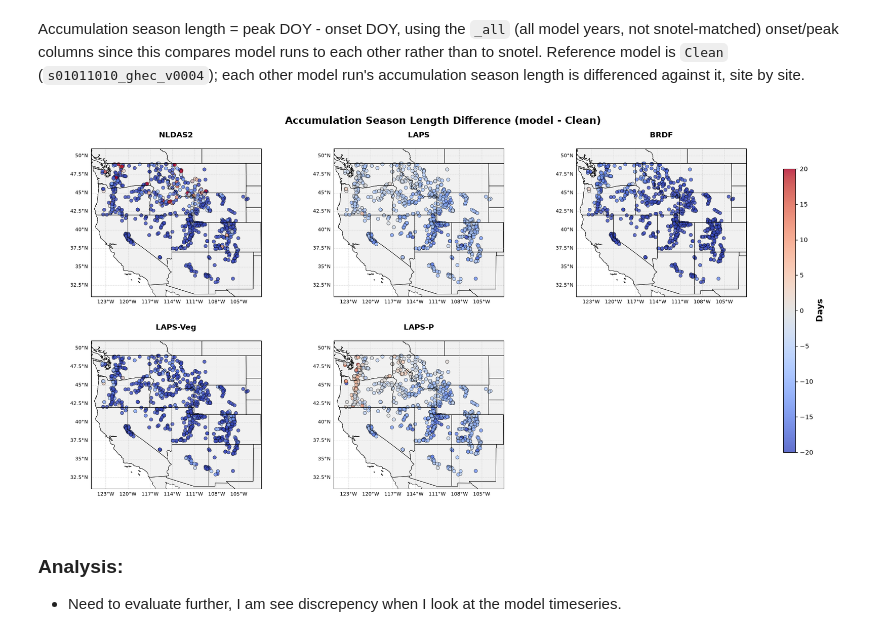
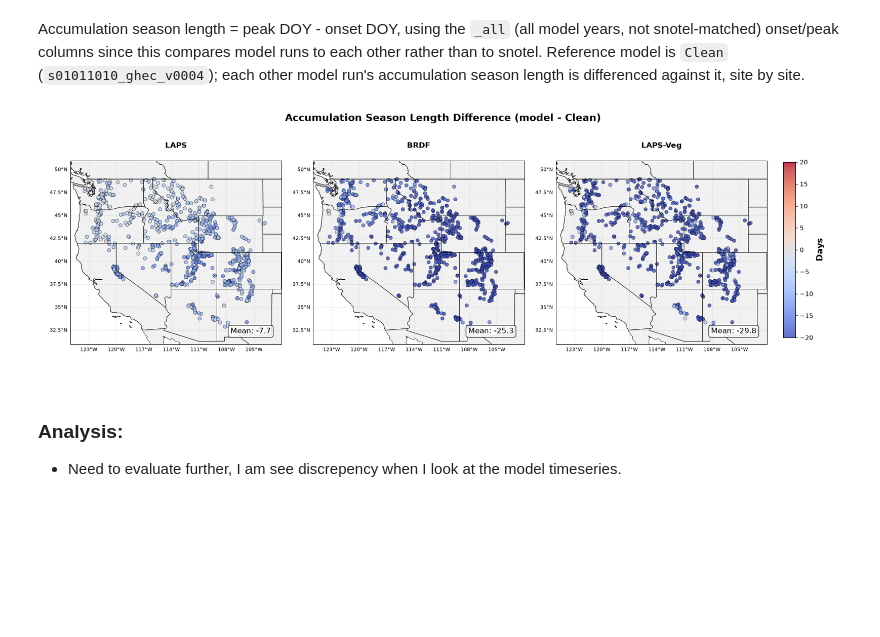
Before and after one commit to chrisrycx/lm4px_data_analysis, a Jupyter notebook: output_analysis/interactive/SpatialErrorV2.ipynb, the cells around one changed output. Saved outputs shown, nothing was run; the diff lists cells and outputs as text; code cells hidden in the pictures; blank space fills up the shorter version.

```diff
--- a/output_analysis/interactive/SpatialErrorV2.ipynb
+++ b/output_analysis/interactive/SpatialErrorV2.ipynb
@@ -75,7 +76,7 @@ for pos, (name, model_df) in enumerate(dfs.items(), 1):
 
     # y is set explicitly because cartopy's gridline labels break matplotlib's
     # automatic title-offset calculation (title silently fails to render otherwise)
-    ax.set_title(name, fontsize=14, fontweight='bold', y=1.05)
+    ax.set_title(f'{name} - SNOTEL', fontsize=14, fontweight='bold', y=1.05)
 
     # Add mean ddays text in lower left corner
     mean_ddays = model_snow_days['model_snotel_ddays'].mean()
@@ -283,45 +324,52 @@ for name, d in dfs.items():
     merged['accum_season_diff'] = merged['accum_season_length'] - merged['accum_season_length_base']
     accum_season_diffs[name] = merged
 # %%
-# Accumulation season length difference map - one subplot per comparison model run
-fig, axes = plt.subplots(2, 3, figsize=(18, 9), subplot_kw={'projection': ccrs.PlateCarree()})
-fig.subplots_adjust(left=0.04, right=0.90, top=0.90, bottom=0.06, wspace=0.15, hspace=0.3)
+# Accumulation season length difference map - one subplot per selected model run
+plot_models = ['LAPS', 'BRDF', 'LAPS-Veg']
 
-for ax, (name, diff_df) in zip(axes.flat, accum_season_diffs.items()):
+fig, axes = plt.subplots(1, 3, figsize=(18, 6), subplot_kw={'projection': ccrs.PlateCarree()})
+fig.subplots_adjust(left=0.04, right=0.90, top=0.85, bottom=0.08, wspace=0.15)
+
+for ax, name in zip(axes.flat, plot_models):
+    diff_df = accum_season_diffs[name]
     ax.set_extent([-125, -102, 31, 51], crs=ccrs.PlateCarree())
     ax.add_feature(cfeature.STATES, linewidth=0.5, edgecolor='black')
     ax.add_feature(cfeature.COASTLINE, linewidth=0.5)
     ax.add_feature(cfeature.BORDERS, linewidth=0.5)
     ax.add_feature(cfeature.LAND, facecolor='lightgray', alpha=0.3)
     scatter = ax.scatter(diff_df['longitude'], diff_df['latitude'],
                          c=diff_df['accum_season_diff'],
                          s=30,
                          alpha=0.8,
                          cmap='coolwarm',
                          vmin=-20,
                          vmax=20,
                          transform=ccrs.PlateCarree(),
                          edgecolors='black',
                          linewidth=0.5)
     # y is set explicitly because cartopy's gridline labels break matplotlib's
     # automatic title-offset calculation (title silently fails to render otherwise)
     ax.set_title(name, fontsize=12, fontweight='bold', y=1.05)
     gl = ax.gridlines(draw_labels=True, linewidth=0.5, alpha=0.5, linestyle='--')
     gl.top_labels = False
     gl.right_labels = False
     gl.xlabel_style = {'size': 8}
     gl.ylabel_style = {'size': 8}
 
-# Unused panel (5 comparison models in a 2x3 grid)
-for ax in axes.flat[len(accum_season_diffs):]:
-    fig.delaxes(ax)
+    # Add mean difference text in lower right corner
+    ax.text(0.95, 0.05, f"Mean: {diff_df['accum_season_diff'].mean():.1f}",
+            transform=ax.transAxes,
+            fontsize=12,
+            horizontalalignment='right',
+            verticalalignment='bottom',
+            bbox=dict(boxstyle='round', facecolor='white', alpha=0.8))
 
 fig.suptitle(f'Accumulation Season Length Difference (model - {baseline_name})', fontsize=16, fontweight='bold')
-cbar_ax = fig.add_axes([0.92, 0.15, 0.015, 0.7])
+cbar_ax = fig.add_axes([0.92, 0.15, 0.015, 0.65])
 cbar = fig.colorbar(scatter, cax=cbar_ax)
 cbar.set_label('Days', fontsize=14, fontweight='bold')
 # %% [output]
-[figure, old version]
+[figure, new version]
 # %% [markdown]
 ### Analysis:
 - Need to evaluate further, I am see discrepency when I look at the model timeseries.
```
Also changed, not shown: parts of 6 cells of this notebook, 4 other files.
